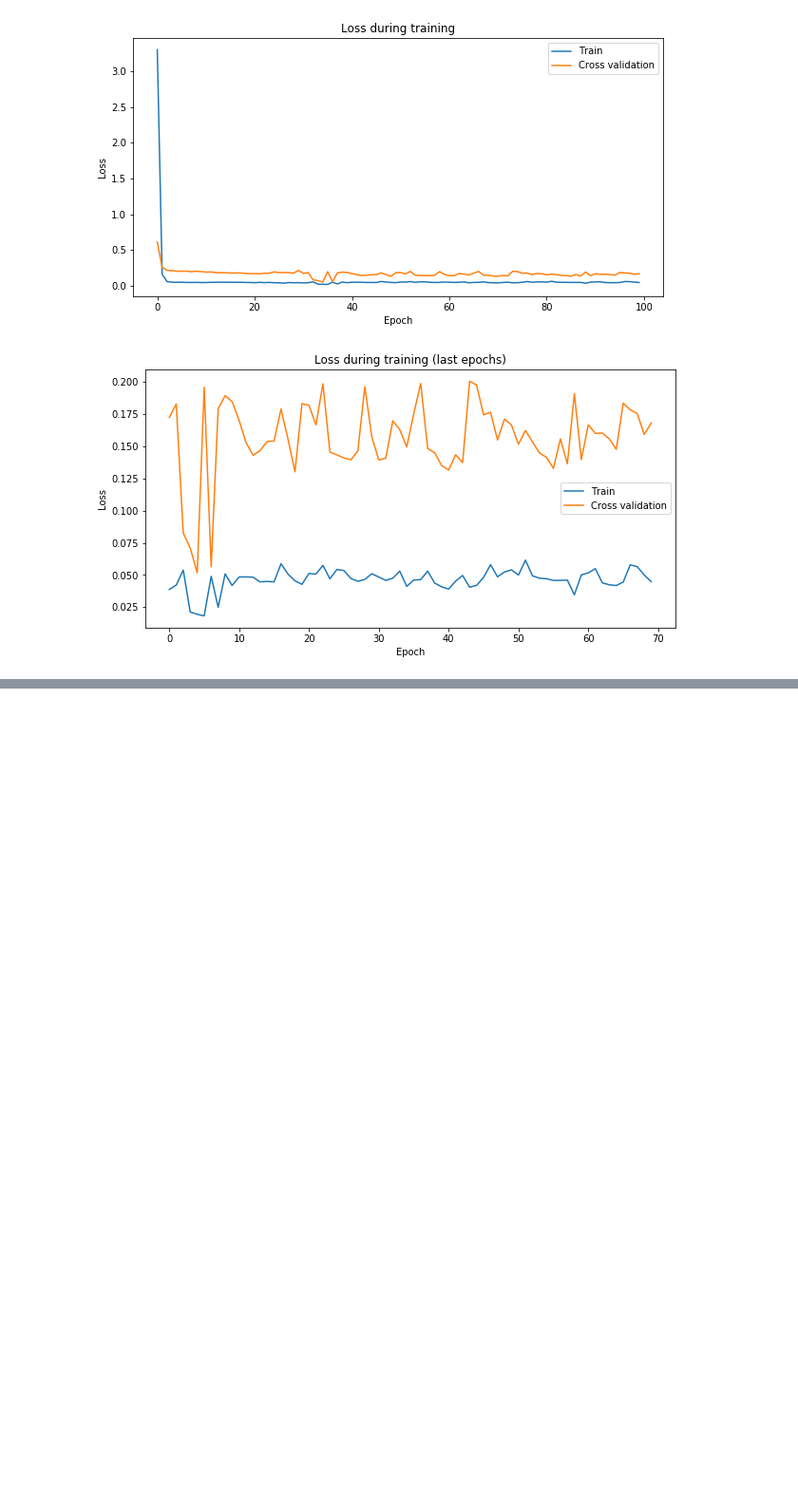
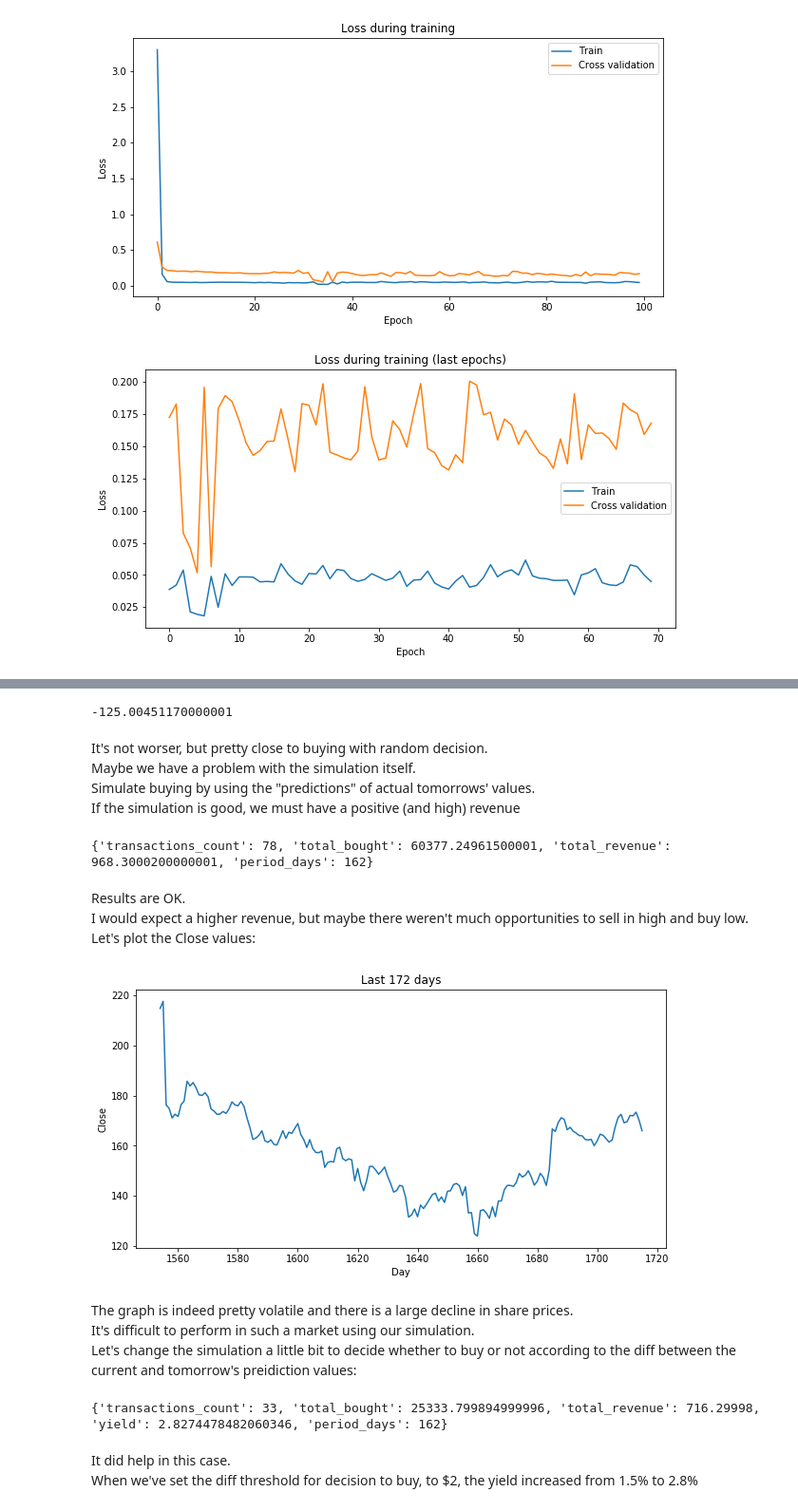
Before and after one commit to edibusl/stocks-predict, a Jupyter notebook: Stocks Prediction - Keras LSTM.ipynb, the cells around one changed output, grey strips where cells are left out. Shown at 95% size. Drawn from its saved outputs; the diff is of its cells as text; code cells hidden in the pictures; blank space fills up the shorter version.

```diff
--- a/Stocks Prediction - Keras LSTM.ipynb
+++ b/Stocks Prediction - Keras LSTM.ipynb
@@ -2048,0 +2262,45 @@ plot_prediction_results(res_split_20_neurons_20_reg_03, plot_predicted_vs_actual
+# %%
+mean_simulate_random
+# %% [output]
+-125.00451170000001
+# %% [markdown]
+It's not worser, but pretty close to buying with random decision.
+<br>
+Maybe we have a problem with the simulation itself.
+<br>
+Simulate buying by using the "predictions" of actual tomorrows' values.
+<br>
+If the simulation is good, we must have a positive (and high) revenue
+# %%
+# Simulate buying with actual tomorrow's value "predictions"
+df_actual_predictions = df_results_linear_cut.copy()
+for index, row in df_actual_predictions.iterrows():
+    try:
+        df_actual_predictions.loc[index, 'Prediction'] = df_actual_predictions.loc[index + 1]['Close']
+    except:
+        pass
+stats_actual_prediction = simulate_buy(df_actual_predictions, 5, sim_type="prediction")
+print(stats_actual_prediction)
+# %% [output]
+{'transactions_count': 78, 'total_bought': 60377.24961500001, 'total_revenue': 968.3000200000001, 'period_days': 162}
+# %% [markdown]
+Results are OK.
+<br>
+I would expect a higher revenue, but maybe there weren't much opportunities to sell in high and buy low.
+<br>
+Let's plot the Close values:
+# %%
+plt.figure(figsize=(10, 5))
+plt.plot(df_actual_predictions["Close"])
+plt.title("Last 172 days")
+plt.ylabel("Close")
+plt.xlabel("Day")
+plt.show()
+# %% [output]
+[figure, added]
+# %% [markdown]
+The graph is indeed pretty volatile and there is a large decline in share prices.
+<br>
+It's difficult to perform in such a market using our simulation.
+<br>
+Let's change the simulation a little bit to decide whether to buy or not according to the diff between the current and tomorrow's preidiction values:
@@ -2048,0 +2349,9 @@ plot_prediction_results(res_split_20_neurons_20_reg_03, plot_predicted_vs_actual
+# %%
+stats_actual_prediction = simulate_buy(df_actual_predictions, 5, sim_type="prediction", buy_decision_threshold=2.0)
+print(stats_actual_prediction)
+# %% [output]
+{'transactions_count': 33, 'total_bought': 25333.799894999996, 'total_revenue': 716.29998, 'yield': 2.8274478482060346, 'period_days': 162}
+# %% [markdown]
+It did help in this case.
+<br>
+When we've set the diff threshold for decision to buy, to $2, the yield increased from 1.5% to 2.8%
```
Also changed, not shown: parts of 51 cells of this notebook, 2 other files.
